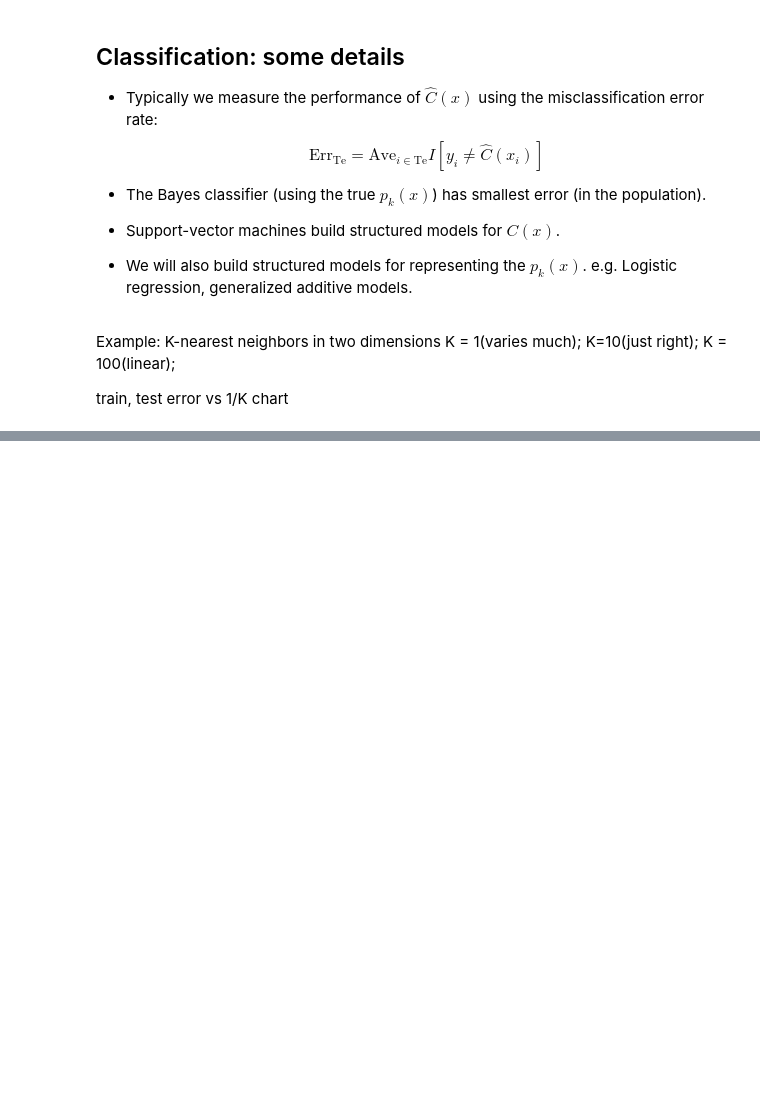
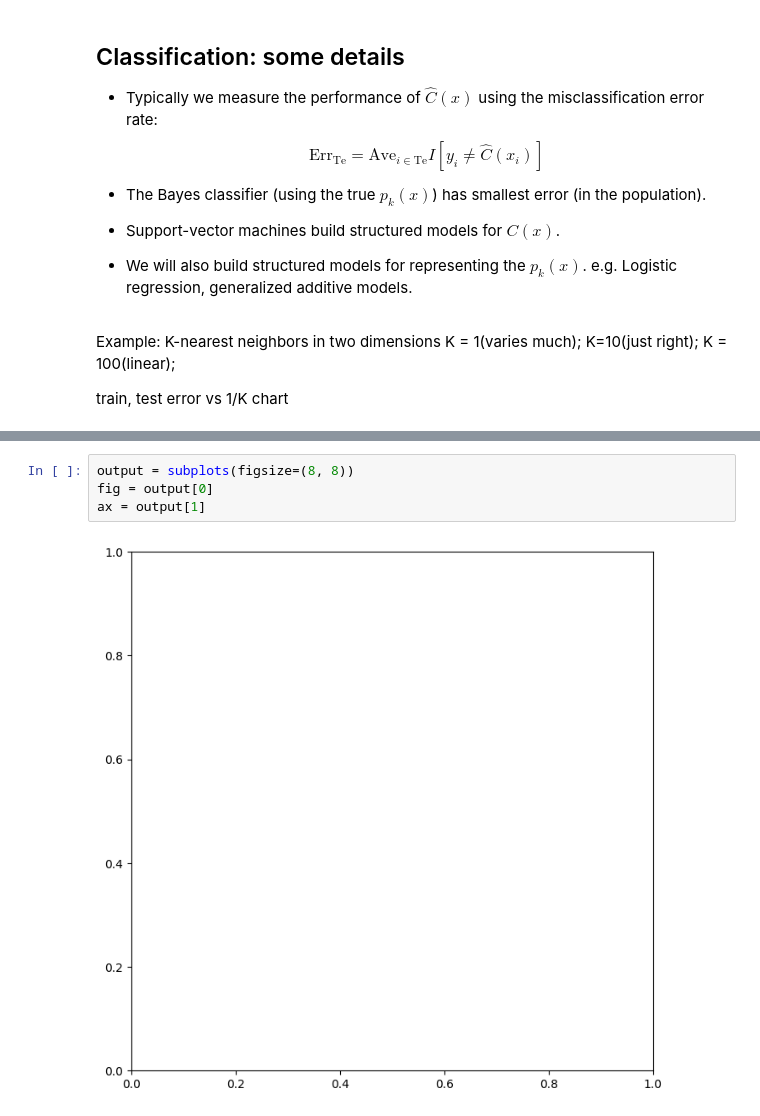
Before and after one commit to Prafful-Vyas/ISLP-Notebooks, a Jupyter notebook: Ch02.ipynb, the cells around one changed output, grey strips where cells are left out. Saved outputs shown, nothing was run; the diff lists cells and outputs as text; blank space fills up the shorter version.

```diff
--- a/Ch02.ipynb
+++ b/Ch02.ipynb
@@ -153,0 +382,6 @@ train, test error vs 1/K chart
+# %%
+output = subplots(figsize=(8, 8))
+fig = output[0]
+ax = output[1]
+# %% [output]
+[figure, added]
```
Also changed, not shown: parts of 66 cells of this notebook.
